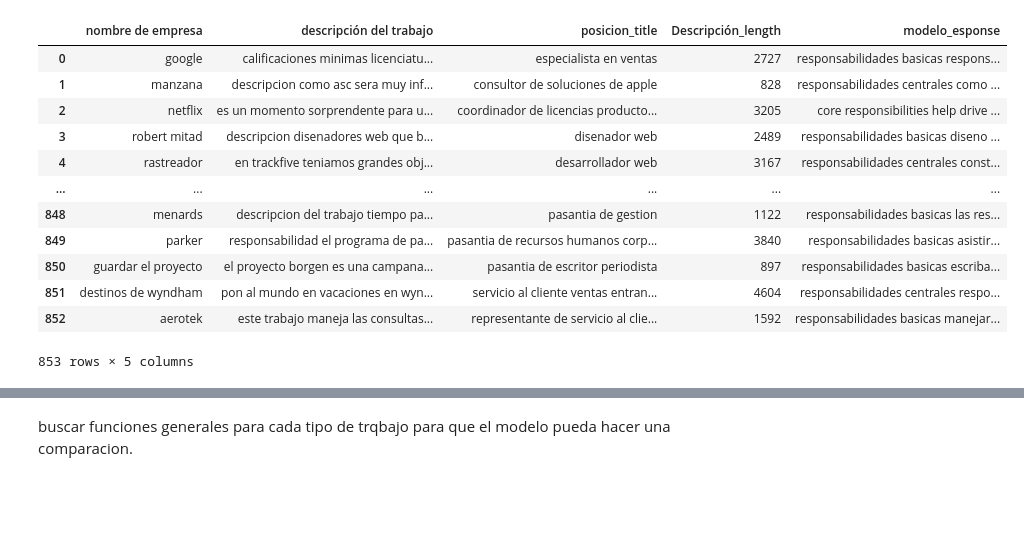
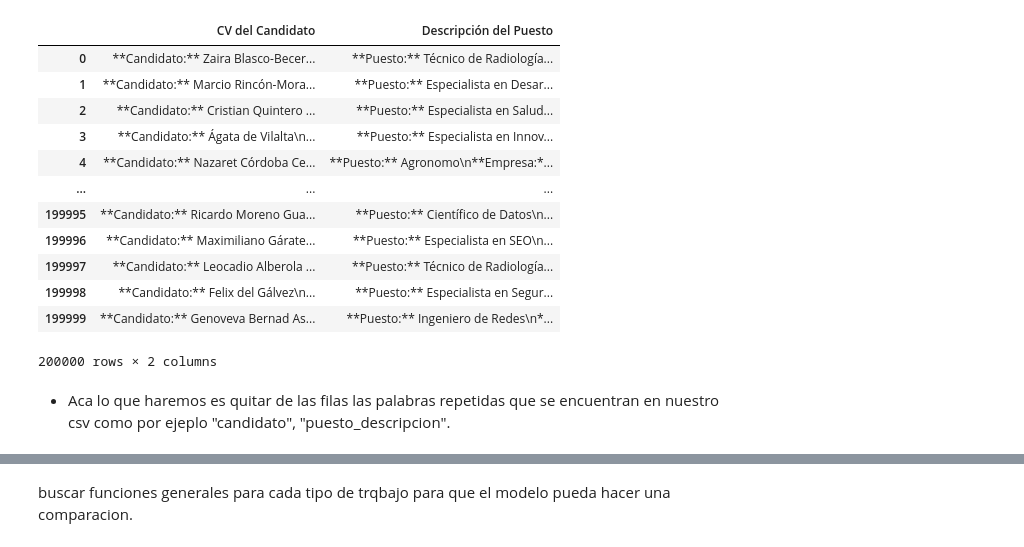
Before and after one commit to Skinner-SAS-de-CV/Embeddings-Models-Hibridos, a Jupyter notebook: limpieza_de_cvs.ipynb, the cells around one changed output, grey strips where cells are left out. Saved outputs shown, nothing was run; the diff lists cells and outputs as text; code cells hidden in the pictures; blank space fills up the shorter version.

Commit message:
embedding con modelos hibridos

```diff
--- a/limpieza_de_cvs.ipynb
+++ b/limpieza_de_cvs.ipynb
@@ -3,19 +3,22 @@ import pandas as pd
 import re
 import matplotlib.pyplot as plt
 # %%
-df = pd.read_csv("training_data_traducido_limpio.csv")
+df = pd.read_csv("candidatos_y_puestos.csv")
 df
 # %% [output]
-|  | nombre de empresa | descripción del trabajo | posicion_title | Descripción_length | modelo_esponse |
-| 0 | google | calificaciones minimas licenciatu... | especialista en ventas | 2727 | responsabilidades basicas respons... |
-| 1 | manzana | descripcion como asc sera muy inf... | consultor de soluciones de apple | 828 | responsabilidades centrales como ... |
-| 2 | netflix | es un momento sorprendente para u... | coordinador de licencias producto... | 3205 | core responsibilities help drive ... |
-| 3 | robert mitad | descripcion disenadores web que b... | disenador web | 2489 | responsabilidades basicas diseno ... |
-| 4 | rastreador | en trackfive teniamos grandes obj... | desarrollador web | 3167 | responsabilidades centrales const... |
-| ... | ... | ... | ... | ... | ... |
-| 848 | menards | descripcion del trabajo tiempo pa... | pasantia de gestion | 1122 | responsabilidades basicas las res... |
-| 849 | parker | responsabilidad el programa de pa... | pasantia de recursos humanos corp... | 3840 | responsabilidades basicas asistir... |
-| 850 | guardar el proyecto | el proyecto borgen es una campana... | pasantia de escritor periodista | 897 | responsabilidades basicas escriba... |
-| 851 | destinos de wyndham | pon al mundo en vacaciones en wyn... | servicio al cliente ventas entran... | 4604 | responsabilidades centrales respo... |
-| 852 | aerotek | este trabajo maneja las consultas... | representante de servicio al clie... | 1592 | responsabilidades basicas manejar... |
+|  | CV del Candidato | Descripción del Puesto |
+| 0 | **Candidato:** Zaira Blasco-Becer... | **Puesto:** Técnico de Radiología... |
+| 1 | **Candidato:** Marcio Rincón-Mora... | **Puesto:** Especialista en Desar... |
+| 2 | **Candidato:** Cristian Quintero ... | **Puesto:** Especialista en Salud... |
+| 3 | **Candidato:** Ágata de Vilalta\n... | **Puesto:** Especialista en Innov... |
+| 4 | **Candidato:** Nazaret Córdoba Ce... | **Puesto:** Agronomo\n**Empresa:*... |
+| ... | ... | ... |
+| 199995 | **Candidato:** Ricardo Moreno Gua... | **Puesto:** Científico de Datos\n... |
+| 199996 | **Candidato:** Maximiliano Gárate... | **Puesto:** Especialista en SEO\n... |
+| 199997 | **Candidato:** Leocadio Alberola ... | **Puesto:** Técnico de Radiología... |
+| 199998 | **Candidato:** Felix del Gálvez\n... | **Puesto:** Especialista en Segur... |
+| 199999 | **Candidato:** Genoveva Bernad As... | **Puesto:** Ingeniero de Redes\n*... |
-853 rows × 5 columns
+200000 rows × 2 columns
+# %% [markdown]
+* Aca lo que haremos es quitar de las filas las palabras repetidas que se encuentran en nuestro csv como por ejeplo
+"candidato", "puesto_descripcion".
```
Also changed, not shown: parts of 10 cells of this notebook, 9 other files.
